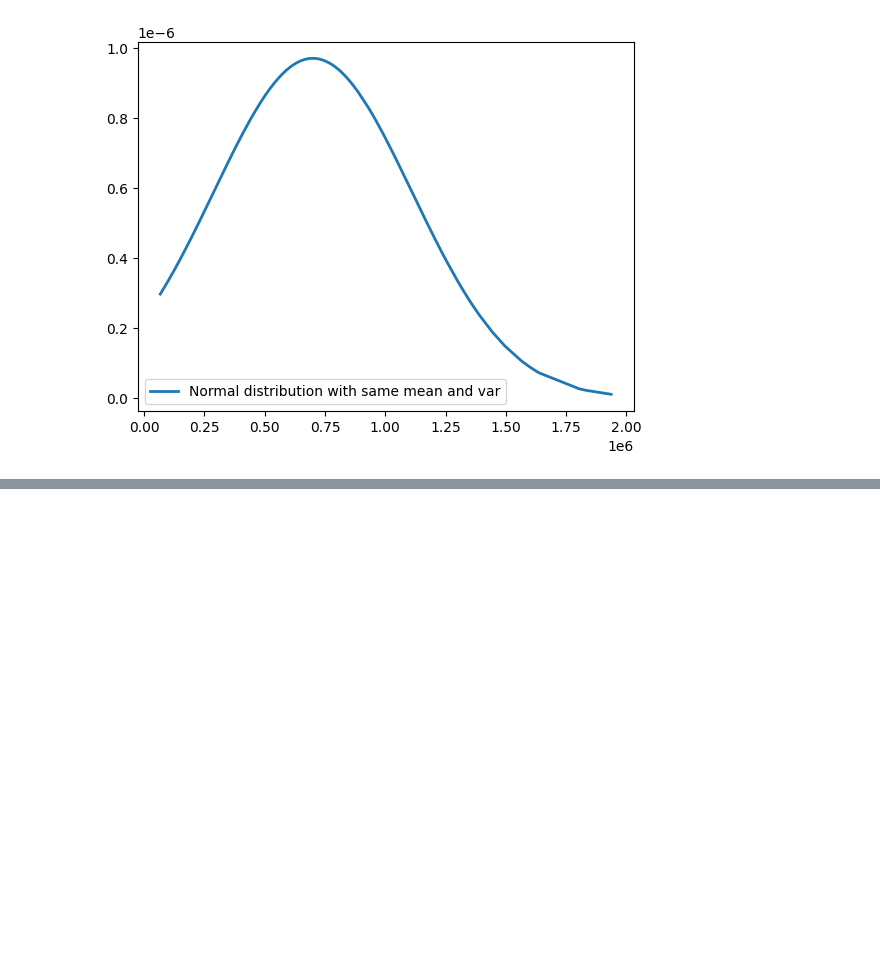
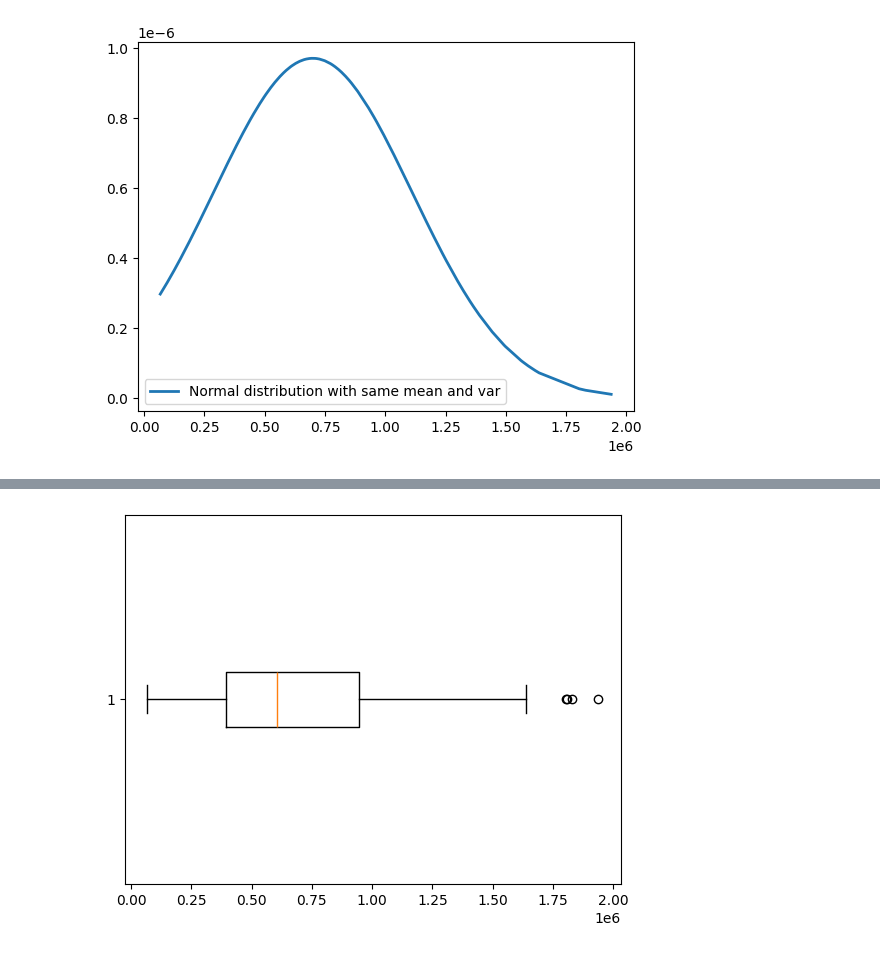
Before and after one commit to Anamikacoder/Anamikacoder, a Jupyter notebook: Dataanalytics.ipynb, the cells around one changed output, grey strips where cells are left out. Cells and saved outputs as stored; diff of their text form; code cells hidden in the pictures; blank space fills up the shorter version.

```diff
--- a/Dataanalytics.ipynb
+++ b/Dataanalytics.ipynb
@@ -68,0 +187,5 @@ plt.show()
+# %%
+plt.boxplot(price,vert=False)
+plt.show()
+# %% [output]
+[figure, added]
```
Also changed, not shown: parts of 17 cells of this notebook.
